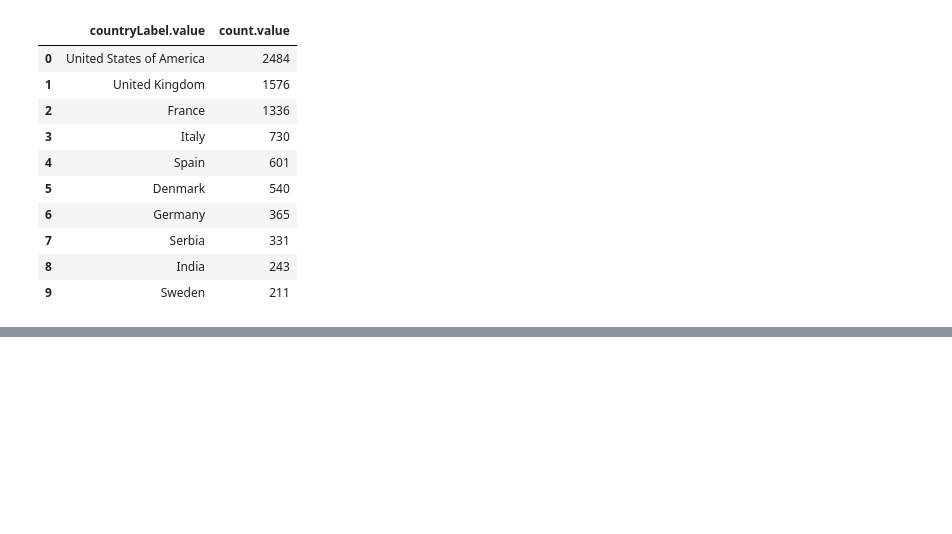
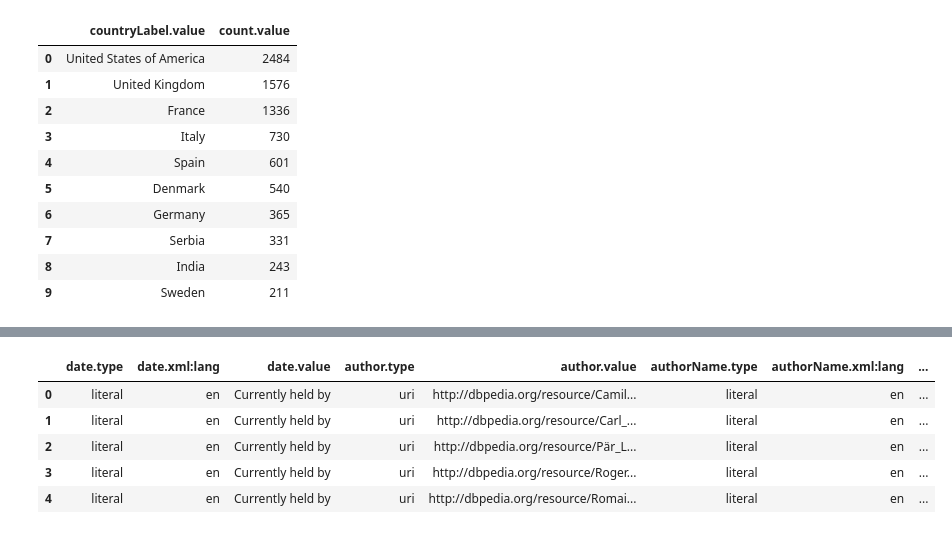
Before and after one commit to oceanumeric/NLP, a Jupyter notebook: KnowledgeGraph/lab3.ipynb, the cells around one changed output, grey strips where cells are left out. Saved outputs shown, nothing was run; the diff lists cells and outputs as text; code cells hidden in the pictures; blank space fills up the shorter version.

```diff
--- a/KnowledgeGraph/lab3.ipynb
+++ b/KnowledgeGraph/lab3.ipynb
@@ -121,0 +286,10 @@ qr_df3[['countryLabel.value', 'count.value']].head(10)
+# %%
+qr_df7 = pd.json_normalize(results['results']['bindings'])
+qr_df7.head()
+# %% [output]
+|  | date.type | date.xml:lang | date.value | author.type | author.value | authorName.type | authorName.xml:lang | ... |
+| 0 | literal | en | Currently held by | uri | http://dbpedia.org/resource/Camil... | literal | en | ... |
+| 1 | literal | en | Currently held by | uri | http://dbpedia.org/resource/Carl_... | literal | en | ... |
+| 2 | literal | en | Currently held by | uri | http://dbpedia.org/resource/Pär_L... | literal | en | ... |
+| 3 | literal | en | Currently held by | uri | http://dbpedia.org/resource/Roger... | literal | en | ... |
+| 4 | literal | en | Currently held by | uri | http://dbpedia.org/resource/Romai... | literal | en | ... |
```
Also changed, not shown: parts of 15 cells of this notebook.
